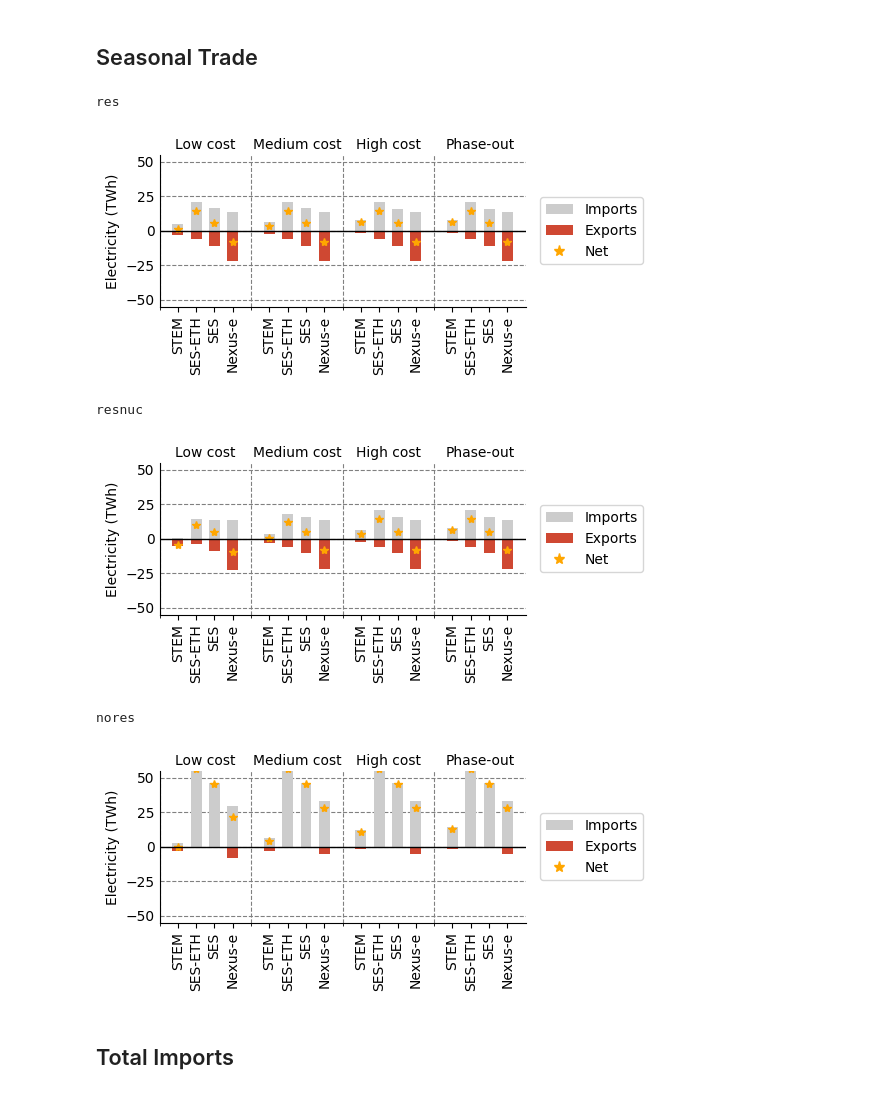
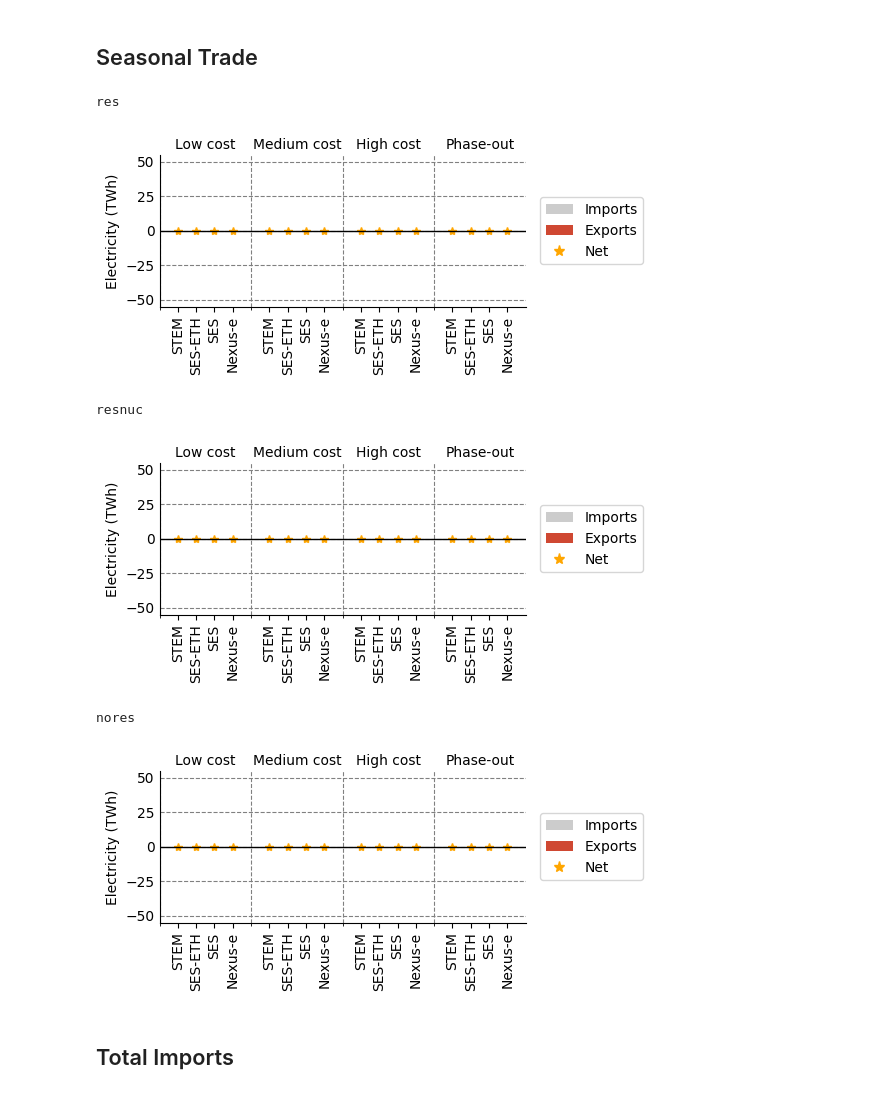
Before and after one commit to rebeccalordan-perret/plots-model-comparison, a Jupyter notebook: cross_comparison_colab.ipynb, the cells around one changed output. Drawn from its saved outputs; the diff is of its cells as text; code cells hidden in the pictures.

```diff
--- a/cross_comparison_colab.ipynb
+++ b/cross_comparison_colab.ipynb
@@ -1293,21 +1293,21 @@ nores
 ## Seasonal Trade
 # %%
 #### Imports and exports -- wacc 5
-fileName = 'elec_imports'
+fileName = 'seasonal_trade'
 year = 2050
 
 signedVarList = [
     {
         "name": "Imports",
         "varName": "electricity_supply",
-        "techs": ["imports"],
+        "techs": ["summer_imports"],
         "sign": +1,
         "color": "#cccccc",
     },
     {
         "name": "Exports",
         "varName": "electricity_consumption",
-        "techs": ["exports"],
+        "techs": ["summer_exports"],
         "sign": -1,
         "color": "#CF4832",
     },
@@ -1340,36 +1340,36 @@ scenario_list={
     },
     }
 
 for name, scenarios in scenario_list.items():
     print(name)
     cross_plots.plotBarVerticalSigned(
         listModelsid=listModels,
         listSce=scenarios,
         signedVarList=signedVarList,
         year=year,
         scale=1,
         label="Electricity (TWh)",
         figmax=55,
         fileName=fileName+"_"+name+'wacc5',
         invert=False,
         legend=True,
         #pos_legend="upper right",
         pos_legend={# This puts the legend outside-right for vertical plots
                 "loc": "center left",
                 "bbox_to_anchor": (1.02, 0.5),
                 },
         width=12,
         height=5,
         group_by="scenario",  # or "model"
         multi=False,
     )
 # %% [output]
 res
-[figure, old version]
+[figure, new version]
 resnuc
-[figure, old version]
+[figure, new version]
 nores
-[figure, old version]
+[figure, new version]
 # %% [markdown]
 ## Total Imports
 # %%
```
Also changed, not shown: parts of 1 cell of this notebook.
